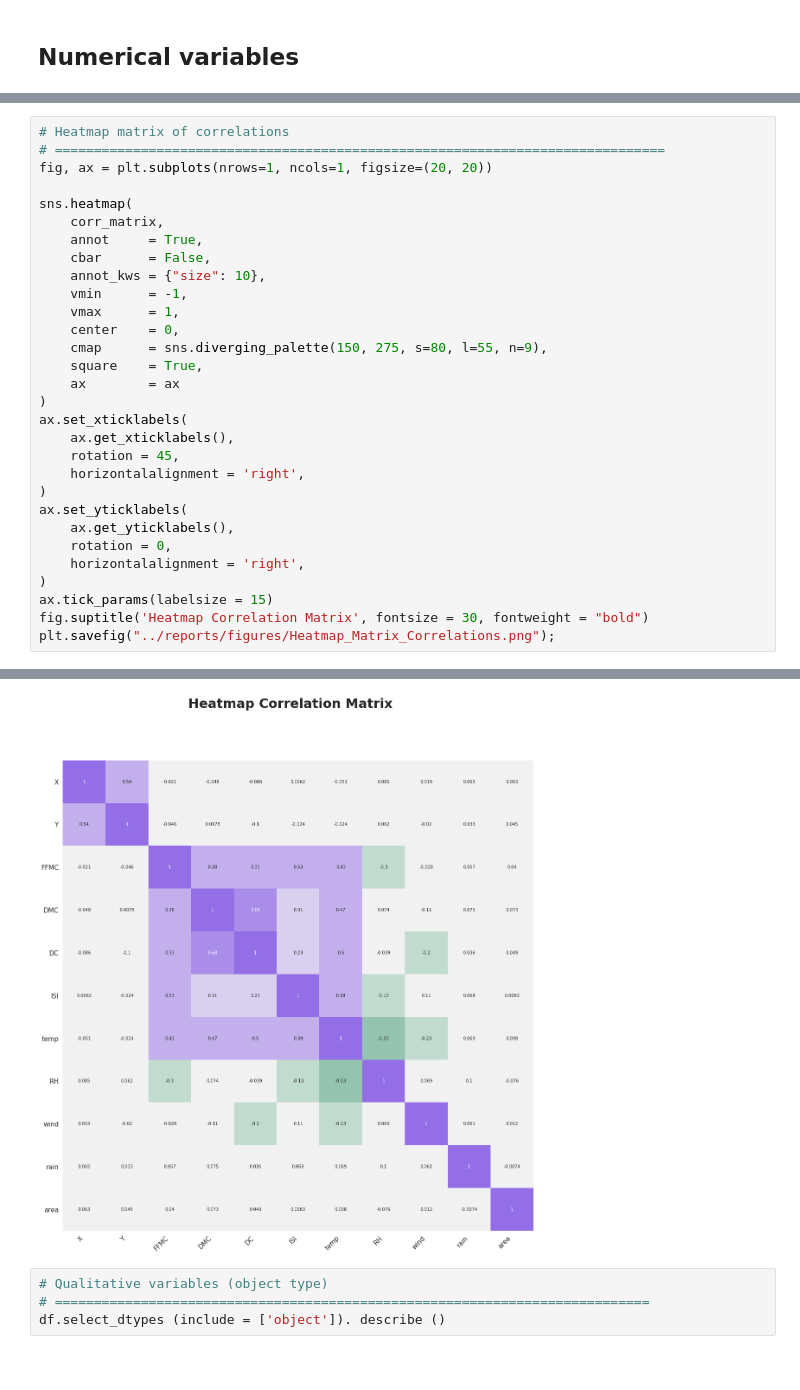
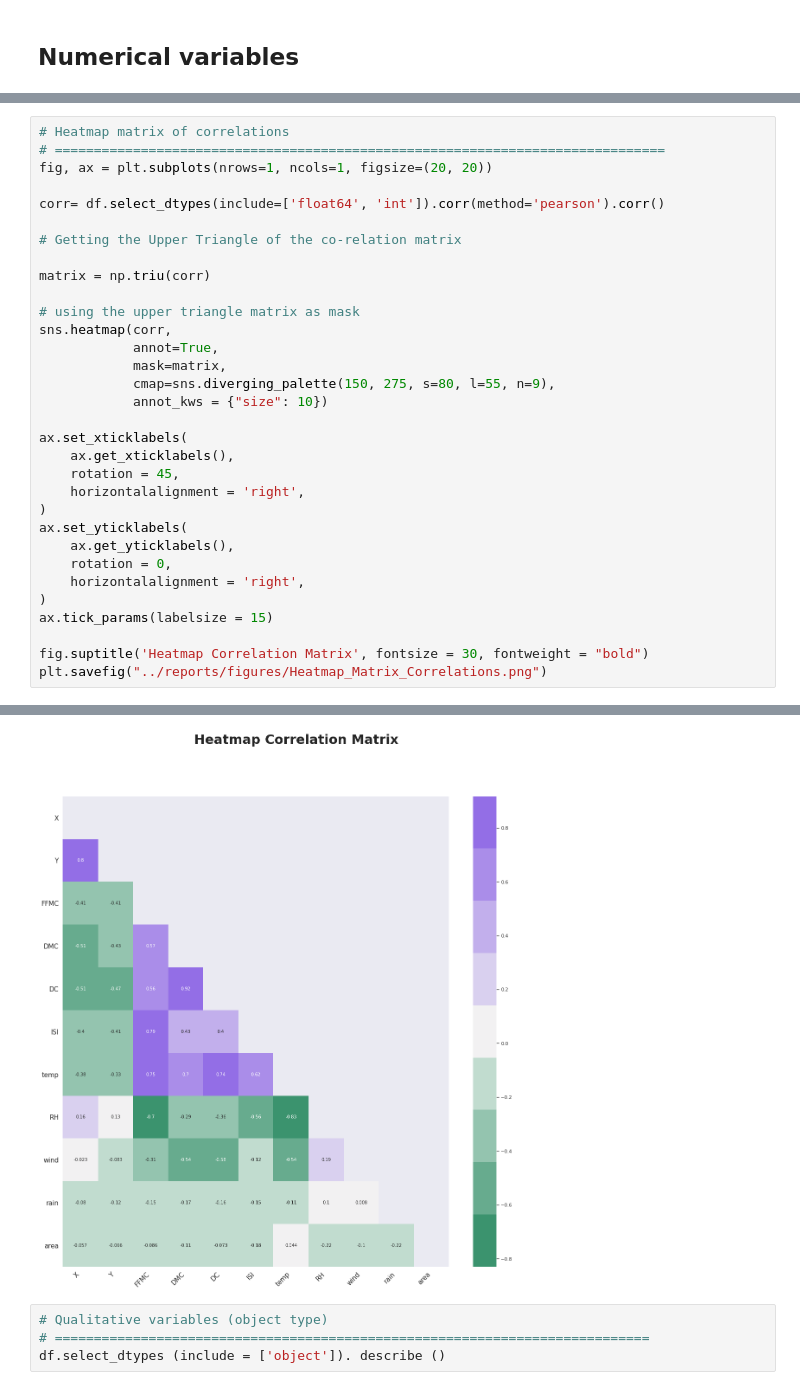
Before and after one commit to jesussantana/Advanced-Machine-Learning, a Jupyter notebook: notebooks/S16_T01_Advanced_Machine_Learning.ipynb, the cells around one changed output, grey strips where cells are left out. Drawn from its saved outputs; the diff is of its cells as text.

Commit message:
Update Heatmap Matrix

```diff
--- a/notebooks/S16_T01_Advanced_Machine_Learning.ipynb
+++ b/notebooks/S16_T01_Advanced_Machine_Learning.ipynb
@@ -384,18 +436,19 @@ tidy_corr_matrix(corr_matrix).head(10)
 # ==============================================================================
 fig, ax = plt.subplots(nrows=1, ncols=1, figsize=(20, 20))
 
-sns.heatmap(
-    corr_matrix,
-    annot     = True,
-    cbar      = False,
-    annot_kws = {"size": 10},
-    vmin      = -1,
-    vmax      = 1,
-    center    = 0,
-    cmap      = sns.diverging_palette(150, 275, s=80, l=55, n=9),
-    square    = True,
-    ax        = ax
-)
+corr= df.select_dtypes(include=['float64', 'int']).corr(method='pearson').corr()
+
+# Getting the Upper Triangle of the co-relation matrix
+
+matrix = np.triu(corr)
+
+# using the upper triangle matrix as mask
+sns.heatmap(corr,
+            annot=True,
+            mask=matrix,
+            cmap=sns.diverging_palette(150, 275, s=80, l=55, n=9),
+            annot_kws = {"size": 10})
+
 ax.set_xticklabels(
     ax.get_xticklabels(),
     rotation = 45,
@@ -407,6 +460,7 @@ ax.set_yticklabels(
     horizontalalignment = 'right',
 )
 ax.tick_params(labelsize = 15)
+
 fig.suptitle('Heatmap Correlation Matrix', fontsize = 30, fontweight = "bold")
-plt.savefig("../reports/figures/Heatmap_Matrix_Correlations.png");
+plt.savefig("../reports/figures/Heatmap_Matrix_Correlations.png")
 # %% [output]
@@ -413,4 +472,4 @@ plt.savefig("../reports/figures/Heatmap_Matrix_Correlations.png");
-[figure, old version]
+[figure, new version]
 # %%
 # Qualitative variables (object type)
 # ============================================================================
```
Also changed, not shown: parts of 36 cells of this notebook.
